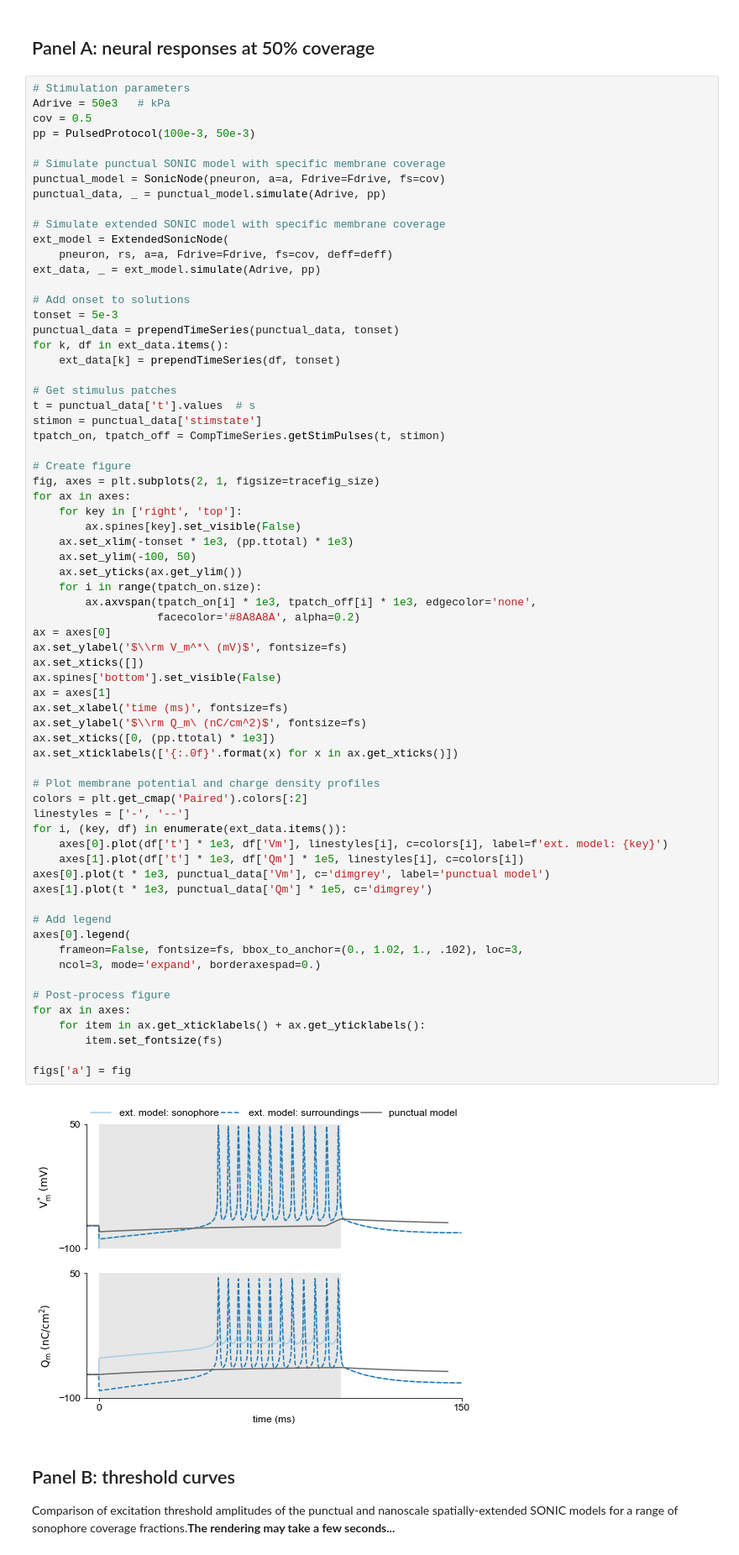
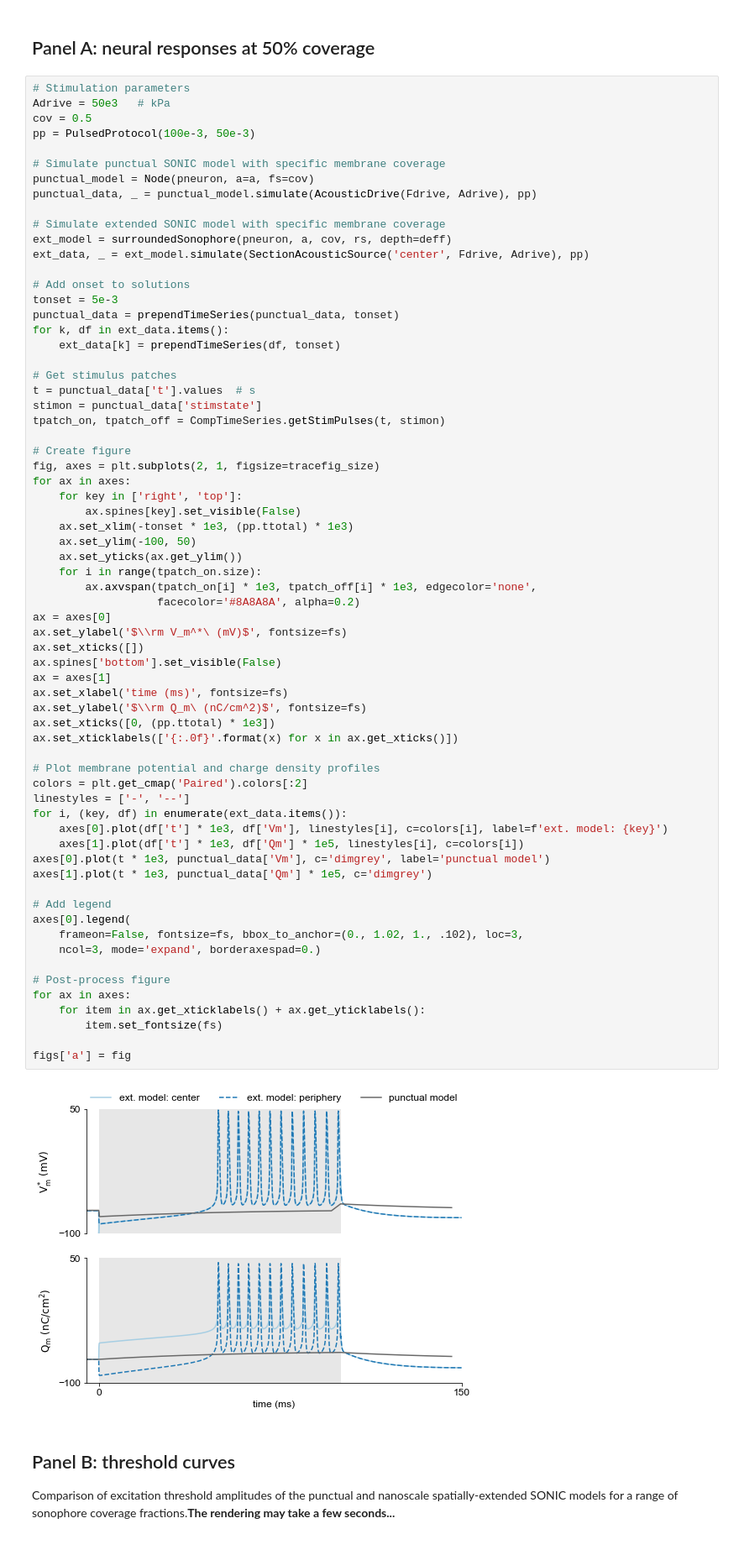
Before and after one commit to tjjlemaire/JNE1685, a Jupyter notebook: figure_10.ipynb, the cells around one changed output. Shown at 84% size. Saved outputs shown, nothing was run; the diff lists cells and outputs as text.

Commit message:
adjuted to latest ExSONIC changes

```diff
--- a/figure_10.ipynb
+++ b/figure_10.ipynb
@@ -52,13 +53,12 @@ cov = 0.5
 pp = PulsedProtocol(100e-3, 50e-3)
 
 # Simulate punctual SONIC model with specific membrane coverage
-punctual_model = SonicNode(pneuron, a=a, Fdrive=Fdrive, fs=cov)
-punctual_data, _ = punctual_model.simulate(Adrive, pp)
+punctual_model = Node(pneuron, a=a, fs=cov)
+punctual_data, _ = punctual_model.simulate(AcousticDrive(Fdrive, Adrive), pp)
 
 # Simulate extended SONIC model with specific membrane coverage
-ext_model = ExtendedSonicNode(
-    pneuron, rs, a=a, Fdrive=Fdrive, fs=cov, deff=deff)
-ext_data, _ = ext_model.simulate(Adrive, pp)
+ext_model = surroundedSonophore(pneuron, a, cov, rs, depth=deff)
+ext_data, _ = ext_model.simulate(SectionAcousticSource('center', Fdrive, Adrive), pp)
 
 # Add onset to solutions
 tonset = 5e-3
@@ -86,34 +86,34 @@ ax = axes[0]
 ax.set_ylabel('$\\rm V_m^*\ (mV)$', fontsize=fs)
 ax.set_xticks([])
 ax.spines['bottom'].set_visible(False)
 ax = axes[1]
 ax.set_xlabel('time (ms)', fontsize=fs)
 ax.set_ylabel('$\\rm Q_m\ (nC/cm^2)$', fontsize=fs)
 ax.set_xticks([0, (pp.ttotal) * 1e3])
 ax.set_xticklabels(['{:.0f}'.format(x) for x in ax.get_xticks()])
 
 # Plot membrane potential and charge density profiles
 colors = plt.get_cmap('Paired').colors[:2]
 linestyles = ['-', '--']
 for i, (key, df) in enumerate(ext_data.items()):
     axes[0].plot(df['t'] * 1e3, df['Vm'], linestyles[i], c=colors[i], label=f'ext. model: {key}')
     axes[1].plot(df['t'] * 1e3, df['Qm'] * 1e5, linestyles[i], c=colors[i])
 axes[0].plot(t * 1e3, punctual_data['Vm'], c='dimgrey', label='punctual model')
 axes[1].plot(t * 1e3, punctual_data['Qm'] * 1e5, c='dimgrey')
 
 # Add legend
 axes[0].legend(
     frameon=False, fontsize=fs, bbox_to_anchor=(0., 1.02, 1., .102), loc=3,
     ncol=3, mode='expand', borderaxespad=0.)
 
 # Post-process figure
 for ax in axes:
     for item in ax.get_xticklabels() + ax.get_yticklabels():
         item.set_fontsize(fs)
 
 figs['a'] = fig
 # %% [output]
-[figure, old version]
+[figure, new version]
 # %% [markdown]
 ## Panel B: threshold curves
 
```
Also changed, not shown: parts of 2 cells of this notebook, 3 other files.
